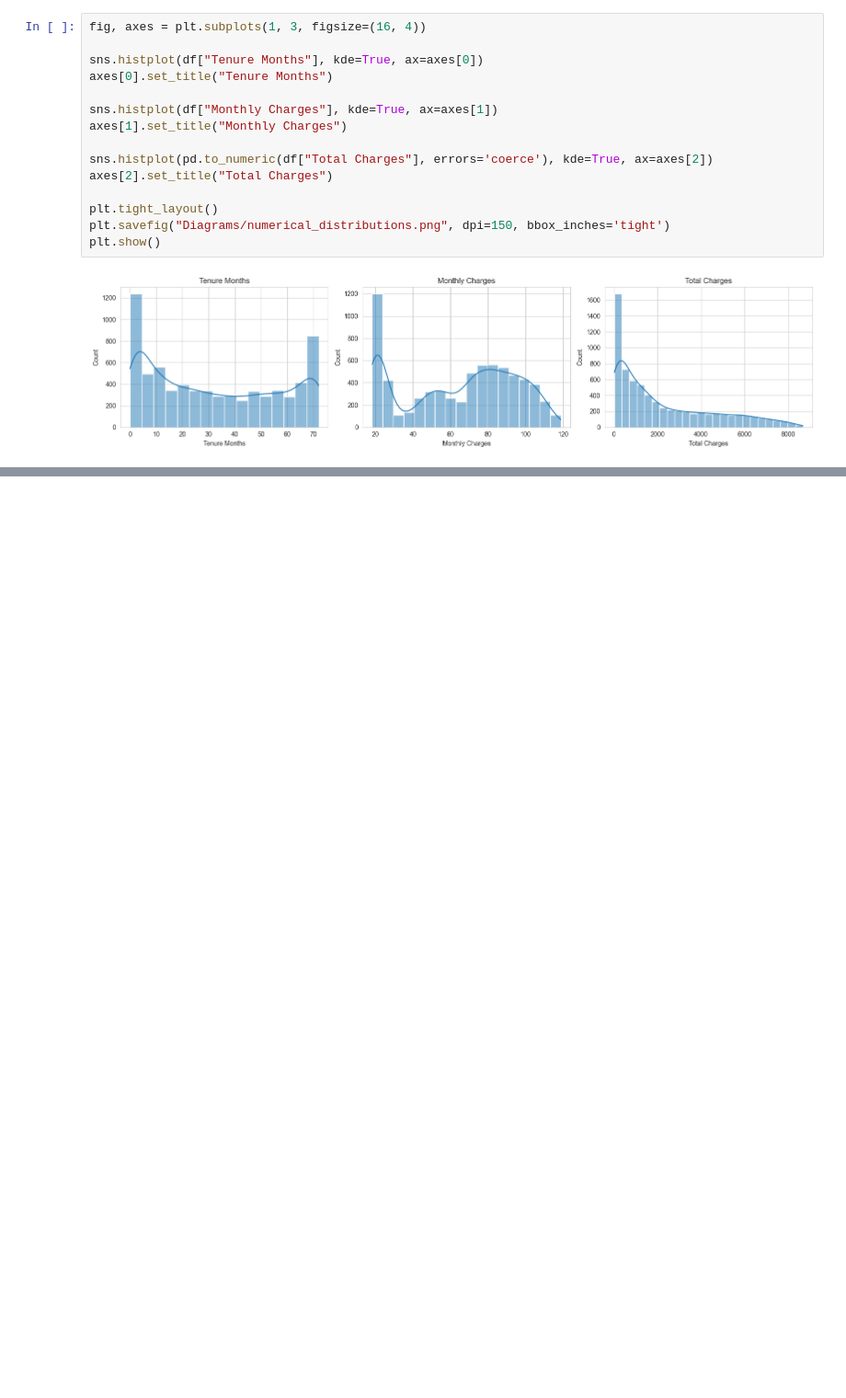
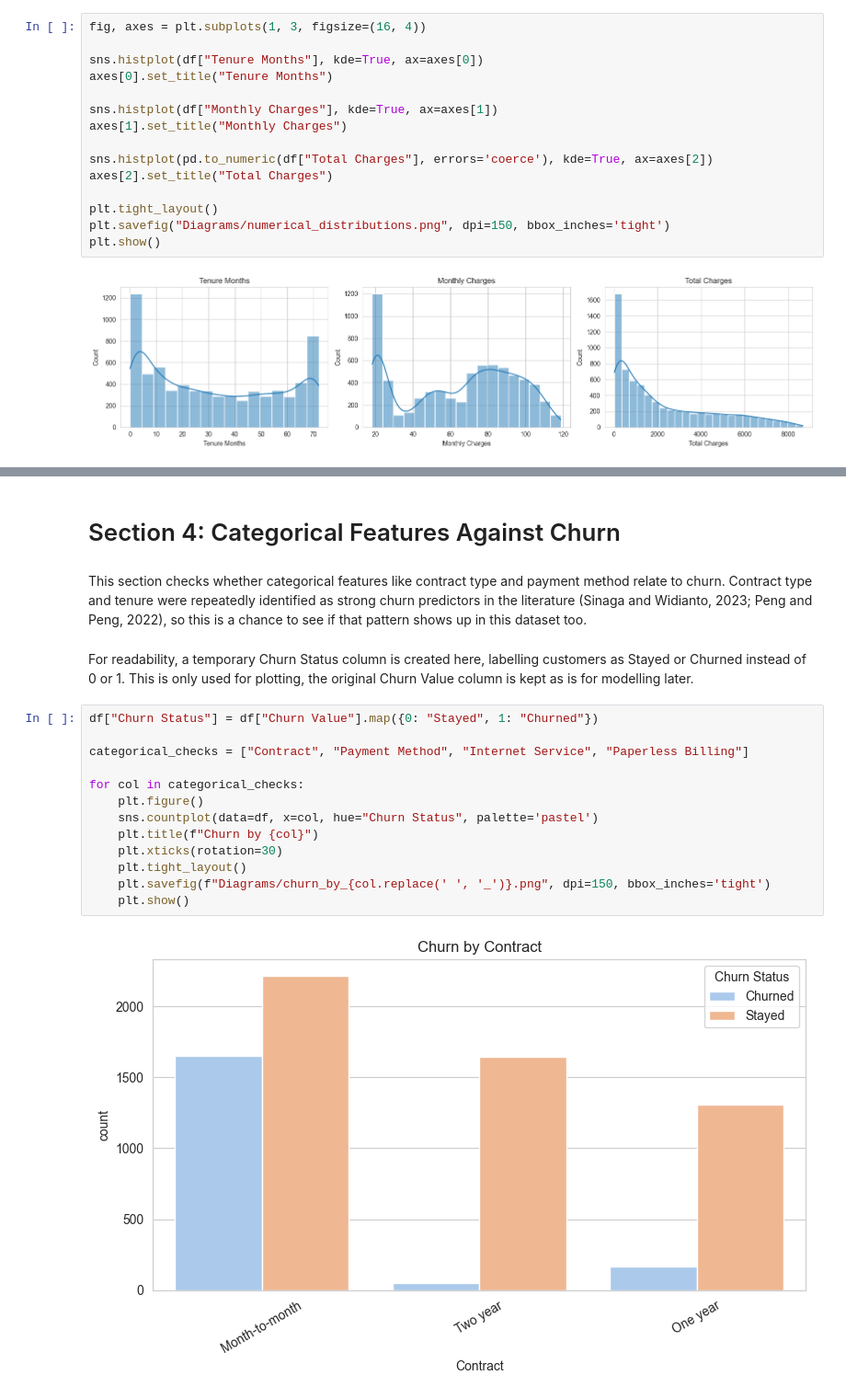
Before and after one commit to ST10294145/Customer-Churn-Data-Analysis, a Jupyter notebook: churn_data.ipynb, the cells around one changed output, grey strips where cells are left out. Shown at 92% size. Cells and saved outputs as stored; diff of their text form; blank space fills up the shorter version.

```diff
--- a/churn_data.ipynb
+++ b/churn_data.ipynb
@@ -130,0 +166,21 @@ plt.show()
+# %% [markdown]
+# Section 4: Categorical Features Against Churn
+# %% [markdown]
+This section checks whether categorical features like contract type and payment method relate to churn. Contract type and tenure were repeatedly identified as strong churn predictors in the literature (Sinaga and Widianto, 2023; Peng and Peng, 2022), so this is a chance to see if that pattern shows up in this dataset too.
+# %% [markdown]
+For readability, a temporary Churn Status column is created here, labelling customers as Stayed or Churned instead of 0 or 1. This is only used for plotting, the original Churn Value column is kept as is for modelling later.
+# %%
+df["Churn Status"] = df["Churn Value"].map({0: "Stayed", 1: "Churned"})
+
+categorical_checks = ["Contract", "Payment Method", "Internet Service", "Paperless Billing"]
+
+for col in categorical_checks:
+    plt.figure()
+    sns.countplot(data=df, x=col, hue="Churn Status", palette='pastel')
+    plt.title(f"Churn by {col}")
+    plt.xticks(rotation=30)
+    plt.tight_layout()
+    plt.savefig(f"Diagrams/churn_by_{col.replace(' ', '_')}.png", dpi=150, bbox_inches='tight')
+    plt.show()
+# %% [output]
+[figure, added]
```
Also changed, not shown: parts of 9 cells of this notebook, 6 other files.
